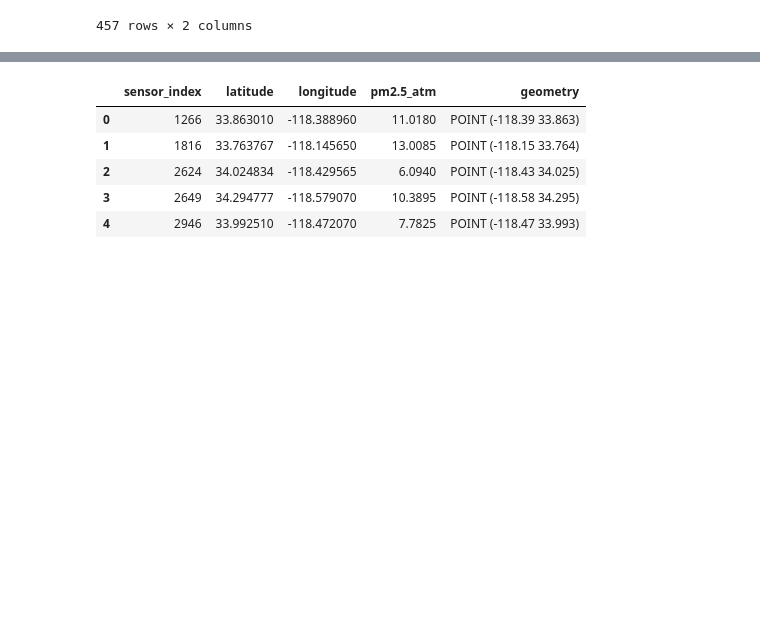
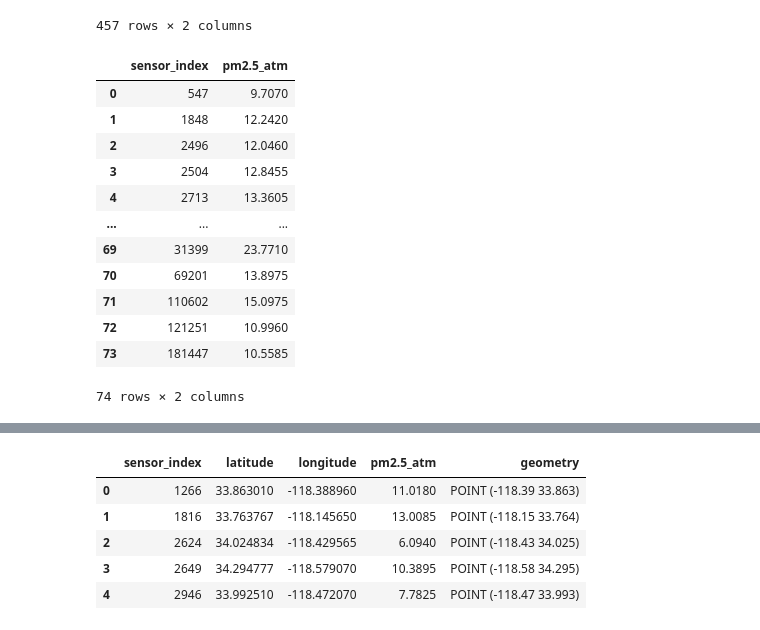
Before and after one commit to lukasrhoades/Los-Angeles-Air-Quality, a Jupyter notebook: data_pipeline.ipynb, the cells around one changed output, grey strips where cells are left out. Drawn from its saved outputs; the diff is of its cells as text; code cells hidden in the pictures; blank space fills up the shorter version.

```diff
--- a/data_pipeline.ipynb
+++ b/data_pipeline.ipynb
@@ -89,4 +110,28 @@ pm_data
 | 455 | 199615 | 5.3670 |
 | 456 | 203537 | 8.8780 |
 457 rows × 2 columns
+# %%
+pm_data_2 = pd.DataFrame()
+for sensor in sensors_2:
+    sensor_history = get_sensor_history(sensor)
+    if pm_data_2 is None:
+        pm_data_2 = sensor_history
+    else:
+        pm_data_2 = pd.concat([pm_data_2, sensor_history]).reset_index(drop=True)
+    time.sleep(1)  # avoid rate limit
+pm_data_2
+# %% [output]
+|  | sensor_index | pm2.5_atm |
+| 0 | 547 | 9.7070 |
+| 1 | 1848 | 12.2420 |
+| 2 | 2496 | 12.0460 |
+| 3 | 2504 | 12.8455 |
+| 4 | 2713 | 13.3605 |
+| ... | ... | ... |
+| 69 | 31399 | 23.7710 |
+| 70 | 69201 | 13.8975 |
+| 71 | 110602 | 15.0975 |
+| 72 | 121251 | 10.9960 |
+| 73 | 181447 | 10.5585 |
+74 rows × 2 columns
 # %%
```
Also changed, not shown: parts of 6 cells of this notebook.
